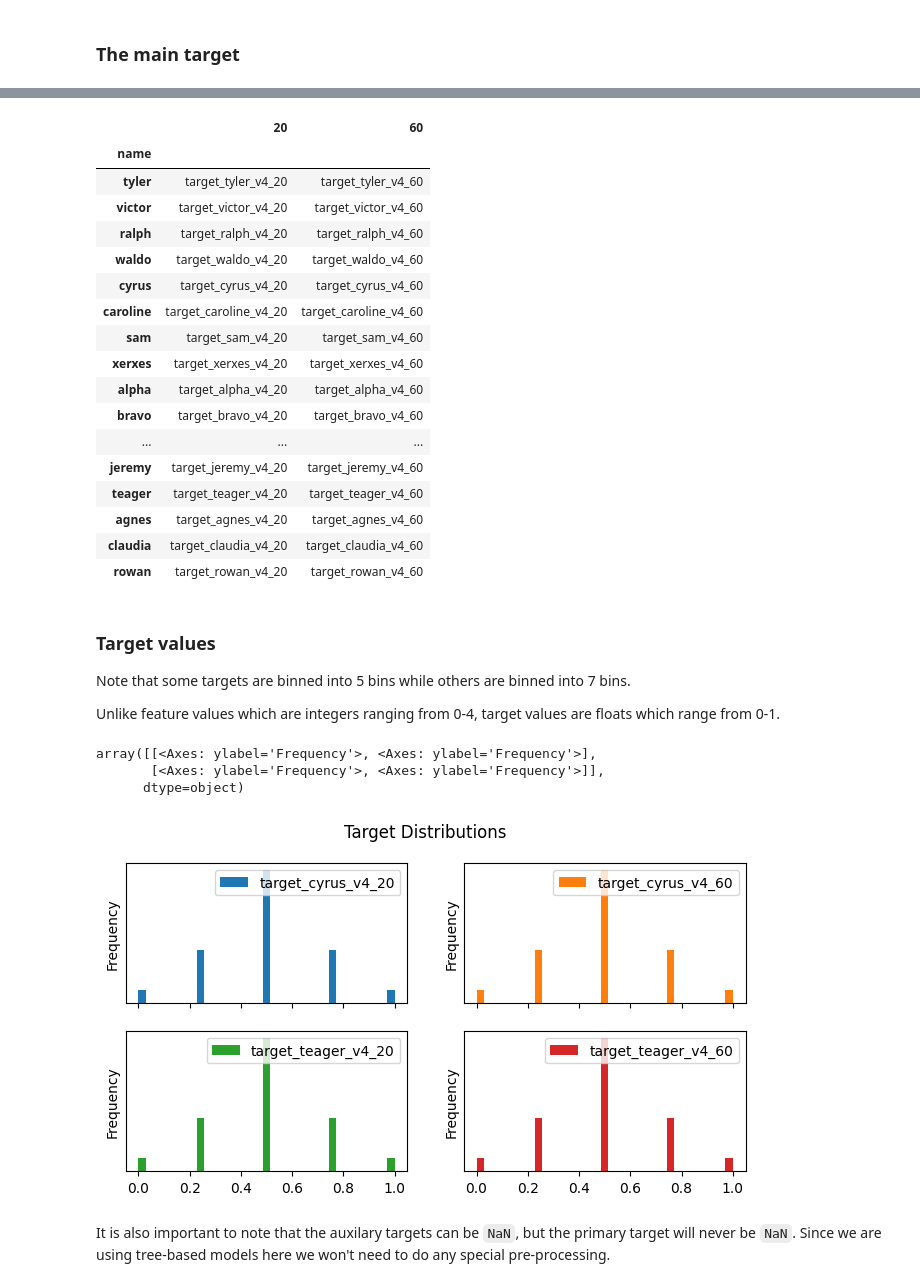
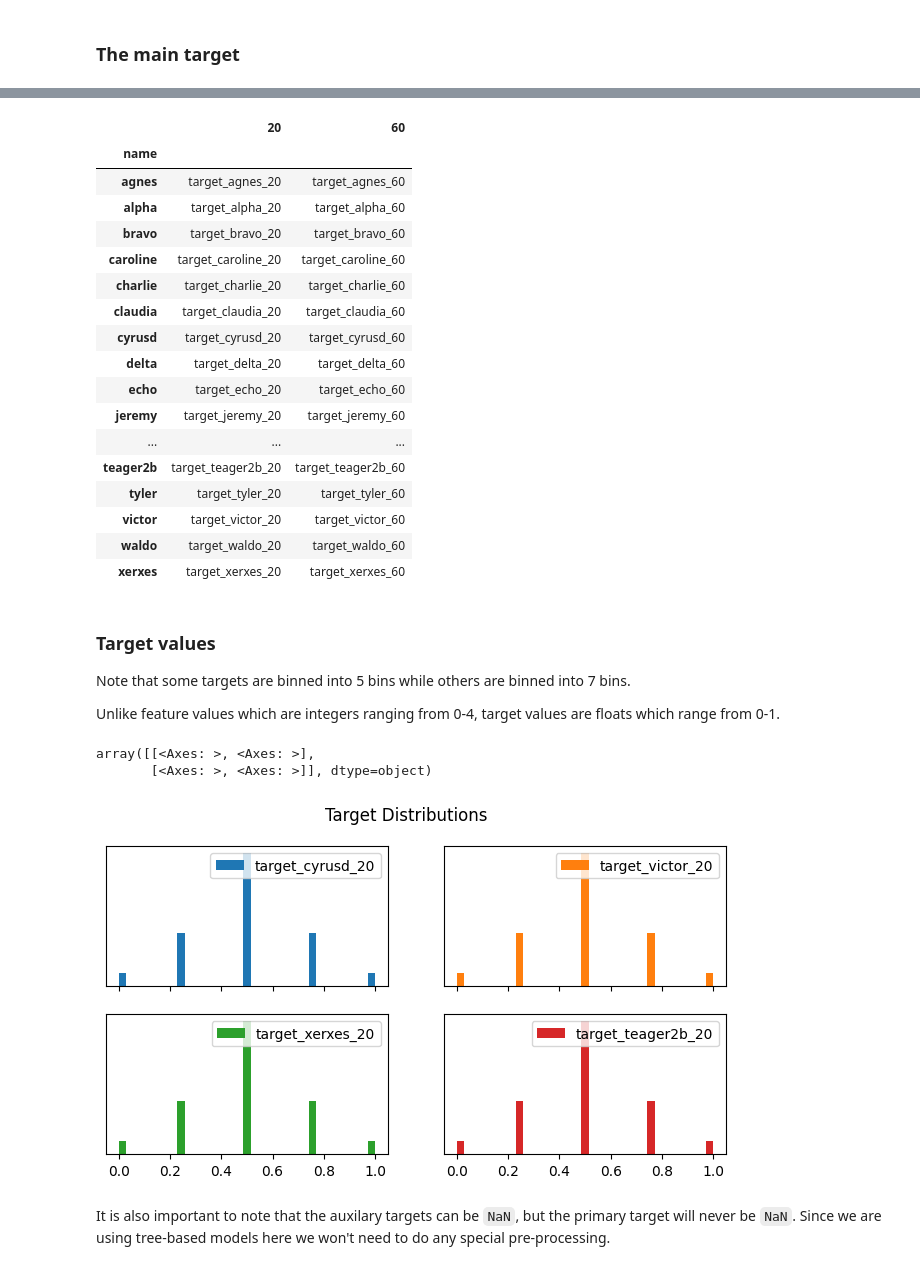
Before and after one commit to numerai/example-scripts, a Jupyter notebook: target_ensemble.ipynb, the cells around one changed output, grey strips where cells are left out. Saved outputs shown, nothing was run; the diff lists cells and outputs as text; code cells hidden in the pictures.

```diff
--- a/target_ensemble.ipynb
+++ b/target_ensemble.ipynb
@@ -33,6 +27,14 @@ from numerapi import NumerAPI
 
 # Set the data version to one of the most recent versions
 DATA_VERSION = "v5.0"
+MAIN_TARGET = "target_cyrusd_20"
+TARGET_CANDIDATES = [
+  MAIN_TARGET,
+  "target_victor_20",
+  "target_xerxes_20",
+  "target_teager2b_20"
+]
+FAVORITE_MODEL = "v5_lgbm_ct_blend"
 
 # Download data
 napi = NumerAPI()
@@ -76,8 +80,7 @@ First thing to note is that `target` is just an alias for `target_cyrus_v4_20`,
 # %%
 # Drop `target` column
-assert train["target"].equals(train["target_cyrus_v4_20"])
-target_names = target_cols[1:]
-targets_df = train[["era"] + target_names]
+assert train["target"].equals(train[MAIN_TARGET])
+targets_df = train[["era"] + target_cols]
 # %% [markdown]
 ### Target names
 
@@ -89,29 +92,29 @@ The reason why `target_cyrus_v4_20` is our main target is because it most closel
 # %%
 # Print target names grouped by name and time horizon
 pd.set_option('display.max_rows', 100)
-t20s = [t for t in target_names if t.endswith("_20")]
-t60s = [t for t in target_names if t.endswith("_60")]
-names = [t[7:-6] for t in t20s]
+t20s = [t for t in target_cols if t.endswith("_20")]
+t60s = [t for t in target_cols if t.endswith("_60")]
+names = [t.replace("target_", "").replace("_20", "") for t in t20s]
 pd.DataFrame({"name": names,"20": t20s,"60": t60s}).set_index("name")
 # %% [output]
 |  | 20 | 60 |
 | name |  |  |
-| tyler | target_tyler_v4_20 | target_tyler_v4_60 |
-| victor | target_victor_v4_20 | target_victor_v4_60 |
-| ralph | target_ralph_v4_20 | target_ralph_v4_60 |
-| waldo | target_waldo_v4_20 | target_waldo_v4_60 |
-| cyrus | target_cyrus_v4_20 | target_cyrus_v4_60 |
-| caroline | target_caroline_v4_20 | target_caroline_v4_60 |
-| sam | target_sam_v4_20 | target_sam_v4_60 |
-| xerxes | target_xerxes_v4_20 | target_xerxes_v4_60 |
-| alpha | target_alpha_v4_20 | target_alpha_v4_60 |
-| bravo | target_bravo_v4_20 | target_bravo_v4_60 |
+| agnes | target_agnes_20 | target_agnes_60 |
+| alpha | target_alpha_20 | target_alpha_60 |
+| bravo | target_bravo_20 | target_bravo_60 |
+| caroline | target_caroline_20 | target_caroline_60 |
+| charlie | target_charlie_20 | target_charlie_60 |
+| claudia | target_claudia_20 | target_claudia_60 |
+| cyrusd | target_cyrusd_20 | target_cyrusd_60 |
+| delta | target_delta_20 | target_delta_60 |
+| echo | target_echo_20 | target_echo_60 |
+| jeremy | target_jeremy_20 | target_jeremy_60 |
 | ... | ... | ... |
-| jeremy | target_jeremy_v4_20 | target_jeremy_v4_60 |
-| teager | target_teager_v4_20 | target_teager_v4_60 |
-| agnes | target_agnes_v4_20 | target_agnes_v4_60 |
-| claudia | target_claudia_v4_20 | target_claudia_v4_60 |
-| rowan | target_rowan_v4_20 | target_rowan_v4_60 |
+| teager2b | target_teager2b_20 | target_teager2b_60 |
+| tyler | target_tyler_20 | target_tyler_60 |
+| victor | target_victor_20 | target_victor_60 |
+| waldo | target_waldo_20 | target_waldo_60 |
+| xerxes | target_xerxes_20 | target_xerxes_60 |
 # %% [markdown]
 ### Target values
 
@@ -120,27 +123,21 @@ Note that some targets are binned into 5 bins while others are binned into 7 bin
 Unlike feature values which are integers ranging from 0-4, target values are floats which range from 0-1.
 # %%
 # Plot target distributions
-targets_df[[
-  "target_cyrus_v4_20",
-  "target_cyrus_v4_60",
-  "target_teager_v4_20",
-  "target_teager_v4_60"
-]].plot(
+targets_df[TARGET_CANDIDATES].plot(
   title="Target Distributions",
   kind="hist",
   bins=35,
   density=True,
   figsize=(8, 4),
   subplots=True,
   layout=(2, 2),
   ylabel="",
   yticks=[]
 )
 # %% [output]
-array([[<Axes: ylabel='Frequency'>, <Axes: ylabel='Frequency'>],
-       [<Axes: ylabel='Frequency'>, <Axes: ylabel='Frequency'>]],
-      dtype=object)
+array([[<Axes: >, <Axes: >],
+       [<Axes: >, <Axes: >]], dtype=object)
-[figure, old version]
+[figure, new version]
 # %% [markdown]
 It is also important to note that the auxilary targets can be `NaN`, but the primary target will never be `NaN`. Since we are using tree-based models here we won't need to do any special pre-processing.
 # %%
```
Also changed, not shown: parts of 24 cells of this notebook.
